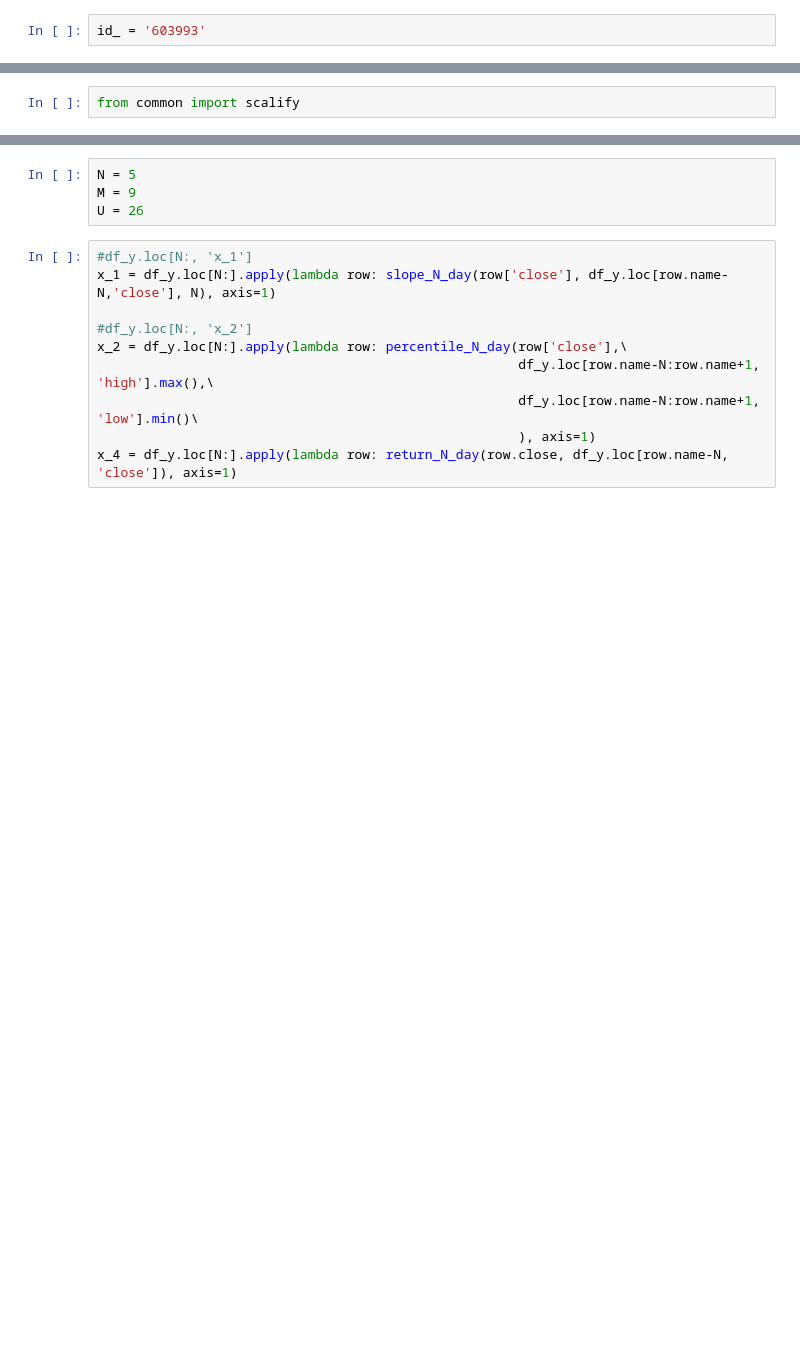
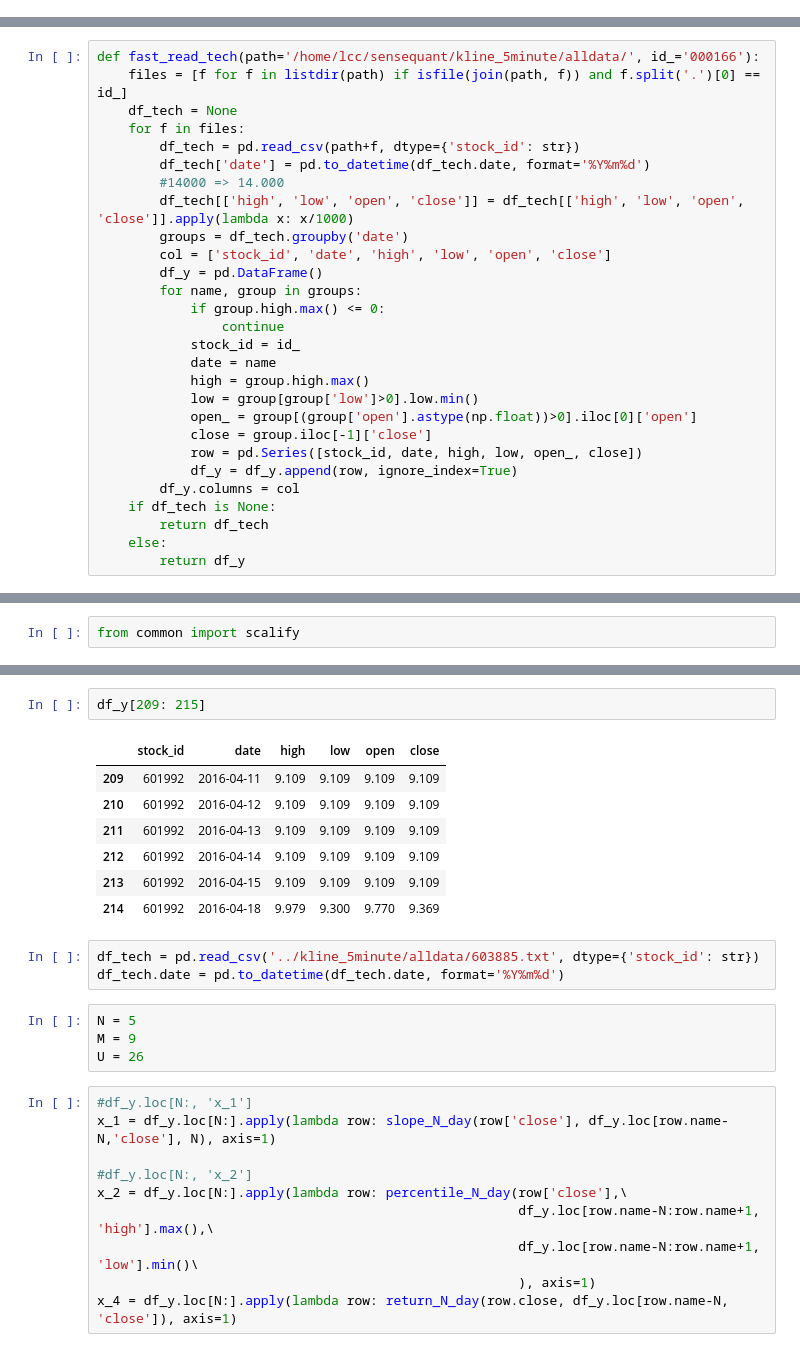
Before and after one commit to fswzb/sensequant, a Jupyter notebook: quant.ipynb, the cells around one changed output, grey strips where cells are left out. Drawn from its saved outputs; the diff is of its cells as text; blank space fills up the shorter version.

```diff
--- a/quant.ipynb
+++ b/quant.ipynb
@@ -33,4 +33,2 @@ STOCK_LIST = ['600252']#, '000099', '000004', '000005', '000006', '399300']
-# %%
-id_ = '603993'
 # %%
 # read all the tech data of stock 000001
@@ -298,3 +181,31 @@ p_operating_net_cash_flow_ = '经营活动现金净流量增长率(%)'
 p_equity_ = '总股本(亿股)'
 p_limit_equity_ = '限售股份(亿股)'
 p_a_share_ = '流通A股(亿股)'
+# %%
+def fast_read_tech(path='/home/lcc/sensequant/kline_5minute/alldata/', id_='000166'):
+    files = [f for f in listdir(path) if isfile(join(path, f)) and f.split('.')[0] == id_]
+    df_tech = None
+    for f in files:
+        df_tech = pd.read_csv(path+f, dtype={'stock_id': str})
+        df_tech['date'] = pd.to_datetime(df_tech.date, format='%Y%m%d')
+        #14000 => 14.000
+        df_tech[['high', 'low', 'open', 'close']] = df_tech[['high', 'low', 'open', 'close']].apply(lambda x: x/1000)
+        groups = df_tech.groupby('date')
+        col = ['stock_id', 'date', 'high', 'low', 'open', 'close']
+        df_y = pd.DataFrame()
+        for name, group in groups:
+            if group.high.max() <= 0:
+                continue
+            stock_id = id_
+            date = name
+            high = group.high.max()
+            low = group[group['low']>0].low.min()
+            open_ = group[(group['open'].astype(np.float))>0].iloc[0]['open']
+            close = group.iloc[-1]['close']
+            row = pd.Series([stock_id, date, high, low, open_, close])
+            df_y = df_y.append(row, ignore_index=True)
+        df_y.columns = col
+    if df_tech is None:
+        return df_tech
+    else:
+        return df_y
@@ -494,3 +591,16 @@ df_bvps[df_bvps[p_bvps_].isnull()]
+# %%
+df_y[209: 215]
+# %% [output]
+|  | stock_id | date | high | low | open | close |
+| 209 | 601992 | 2016-04-11 | 9.109 | 9.109 | 9.109 | 9.109 |
+| 210 | 601992 | 2016-04-12 | 9.109 | 9.109 | 9.109 | 9.109 |
+| 211 | 601992 | 2016-04-13 | 9.109 | 9.109 | 9.109 | 9.109 |
+| 212 | 601992 | 2016-04-14 | 9.109 | 9.109 | 9.109 | 9.109 |
+| 213 | 601992 | 2016-04-15 | 9.109 | 9.109 | 9.109 | 9.109 |
+| 214 | 601992 | 2016-04-18 | 9.979 | 9.300 | 9.770 | 9.369 |
+# %%
+df_tech = pd.read_csv('../kline_5minute/alldata/603885.txt', dtype={'stock_id': str})
+df_tech.date = pd.to_datetime(df_tech.date, format='%Y%m%d')
 # %%
 N = 5
 M = 9
```
Also changed, not shown: parts of 74 cells of this notebook, 8 other files.
